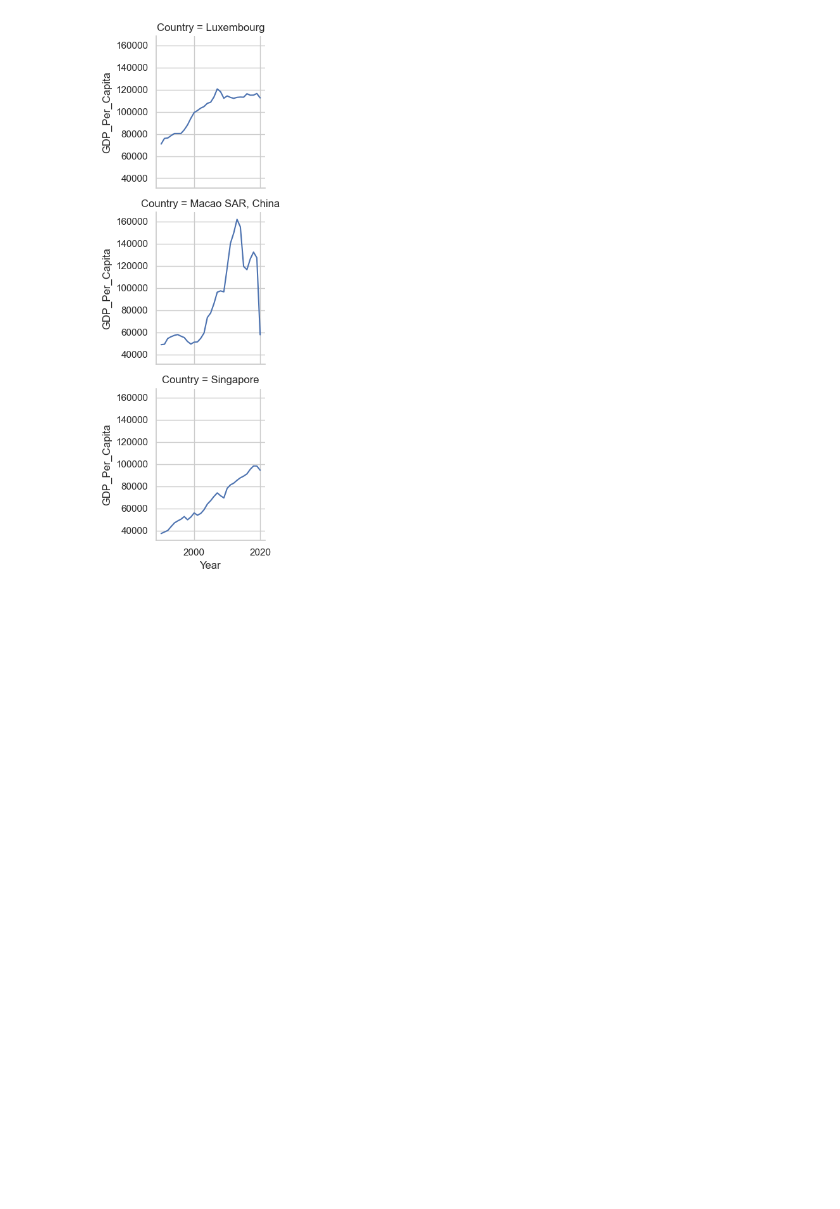
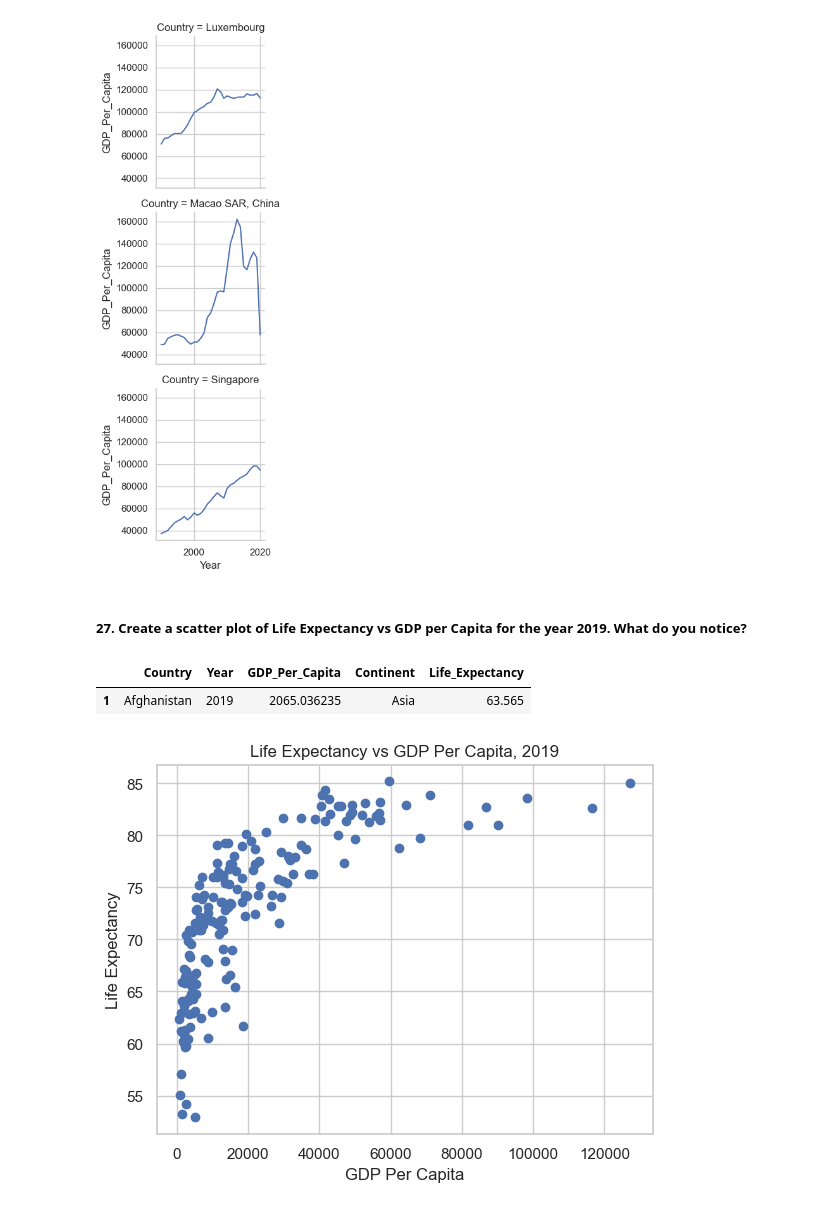
Before and after one commit to nss-data-science-cohort-7/un-exploration-tfwhitesell, a Jupyter notebook: notebooks/UN_Data_Exploration.ipynb, the cells around one changed output. Cells and saved outputs as stored; diff of their text form; code cells hidden in the pictures; blank space fills up the shorter version.

```diff
--- a/notebooks/UN_Data_Exploration.ipynb
+++ b/notebooks/UN_Data_Exploration.ipynb
@@ -356,3 +356,18 @@ g = sns.FacetGrid(gdp_le_top_gdp, row = 'Country')
 g.map(sns.lineplot, 'Year', 'GDP_Per_Capita');
 # %% [output]
 [figure]
+# %% [markdown]
+##### 27. Create a scatter plot of Life Expectancy vs GDP per Capita for the year 2019. What do you notice?
+# %%
+gdp_le_2019.head(1)
+# %% [output]
+|  | Country | Year | GDP_Per_Capita | Continent | Life_Expectancy |
+| 1 | Afghanistan | 2019 | 2065.036235 | Asia | 63.565 |
+# %%
+plt.scatter(y = gdp_le_2019['Life_Expectancy'],
+            x = gdp_le_2019['GDP_Per_Capita'])
+plt.title('Life Expectancy vs GDP Per Capita, 2019')
+plt.xlabel('GDP Per Capita')
+plt.ylabel('Life Expectancy');
+# %% [output]
+[figure, added]
```
